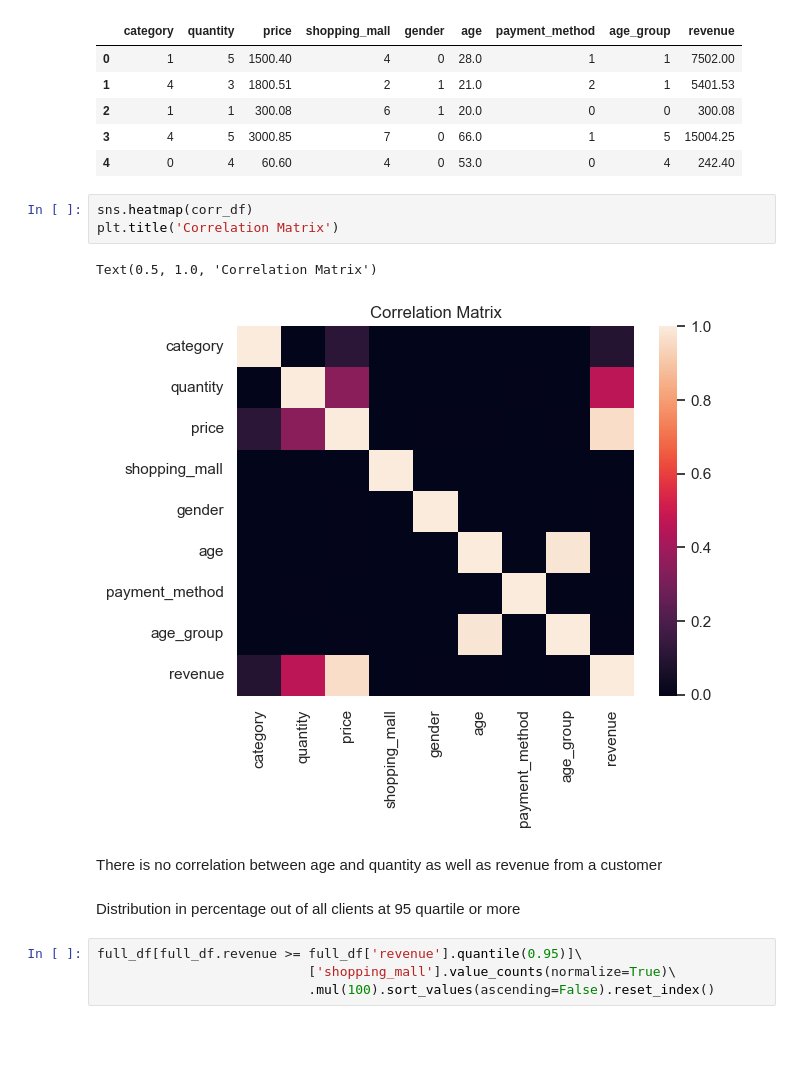
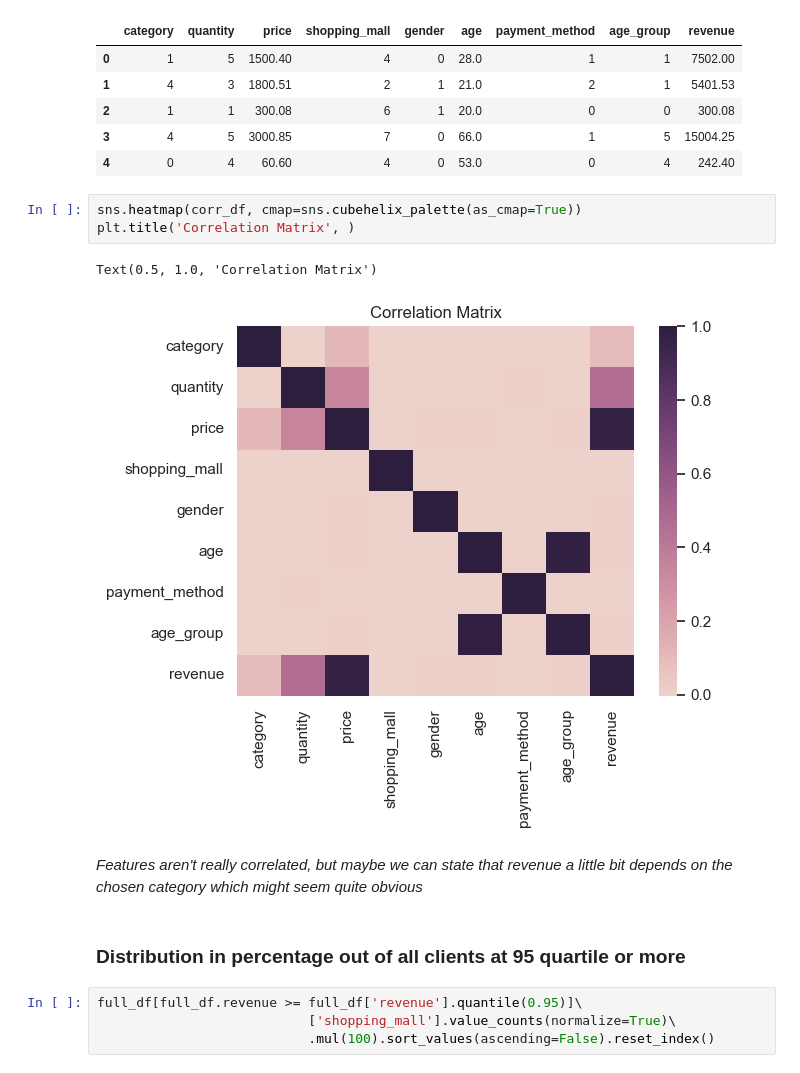
Before and after one commit to Scorpgodwest/customer-analysis, a Jupyter notebook: customer_analysis.ipynb, the cells around one changed output. Drawn from its saved outputs; the diff is of its cells as text; blank space fills up the shorter version.

```diff
--- a/customer_analysis.ipynb
+++ b/customer_analysis.ipynb
@@ -214,15 +234,15 @@ df_dropped.head()
 | 3 | 4 | 5 | 3000.85 | 7 | 0 | 66.0 | 1 | 5 | 15004.25 |
 | 4 | 0 | 4 | 60.60 | 4 | 0 | 53.0 | 0 | 4 | 242.40 |
 # %%
-sns.heatmap(corr_df)
-plt.title('Correlation Matrix')
+sns.heatmap(corr_df, cmap=sns.cubehelix_palette(as_cmap=True))
+plt.title('Correlation Matrix', )
 # %% [output]
 Text(0.5, 1.0, 'Correlation Matrix')
-[figure, old version]
+[figure, new version]
 # %% [markdown]
-There is no correlation between age and quantity as well as revenue from a customer
+*Features aren't really correlated, but maybe we can state that revenue a little bit depends on the chosen category which might seem quite obvious*
 # %% [markdown]
-Distribution in percentage out of all clients at 95 quartile or more
+### Distribution in percentage out of all clients at 95 quartile or more
 # %%
 full_df[full_df.revenue >= full_df['revenue'].quantile(0.95)]\
                            ['shopping_mall'].value_counts(normalize=True)\
```
Also changed, not shown: parts of 15 cells of this notebook, 1 other file.
